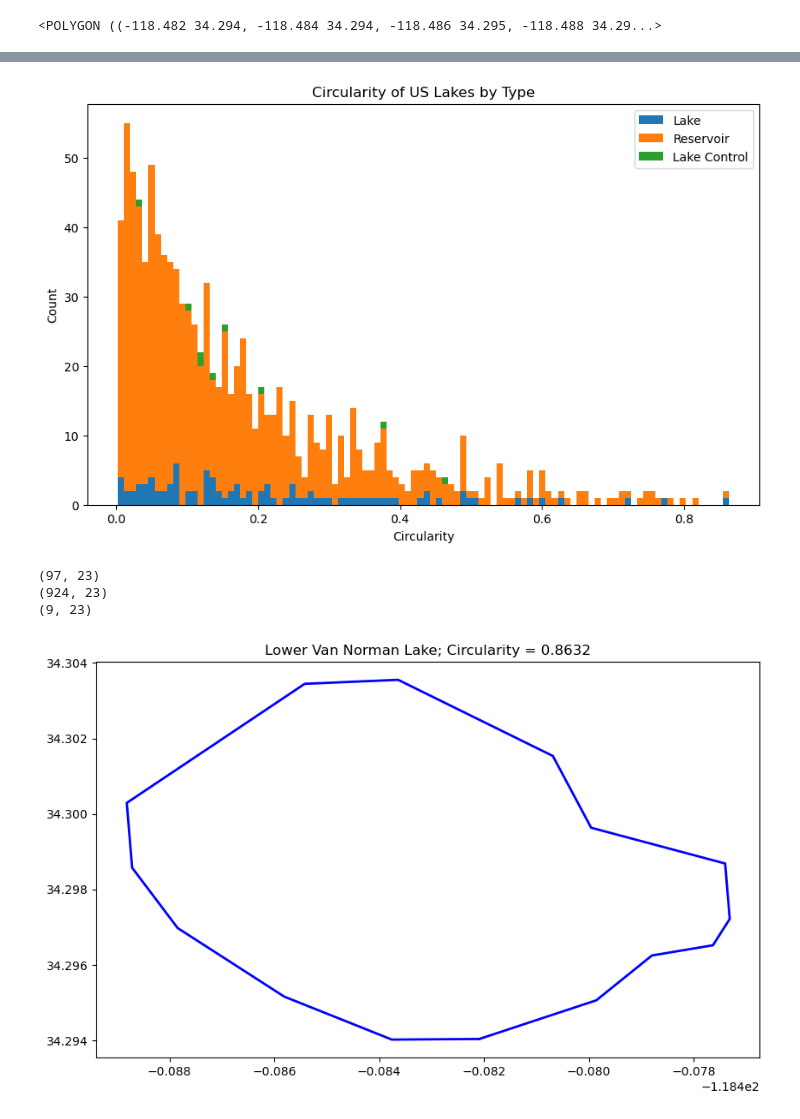
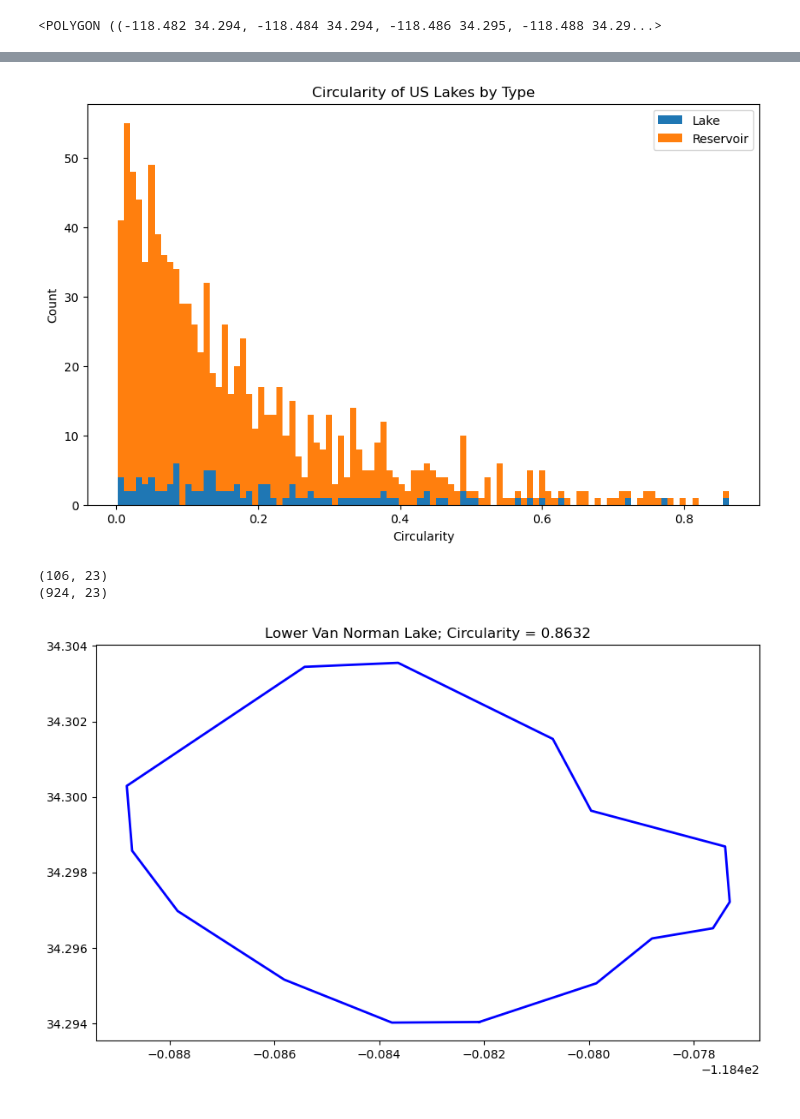
Before and after one commit to DOI-USGS/vizlab-chart-challenge-23, a Jupyter notebook: 11_circular_jhariharan/11_circular_jhariharan_script.ipynb, the cells around one changed output, grey strips where cells are left out. Drawn from its saved outputs; the diff is of its cells as text; code cells hidden in the pictures.

```diff
--- a/11_circular_jhariharan/11_circular_jhariharan_script.ipynb
+++ b/11_circular_jhariharan/11_circular_jhariharan_script.ipynb
@@ -117,29 +117,26 @@ circularity                                             0.004892
 Name: 64, dtype: object
 # %%
 # split gdf into lake, reservoir, and lake control
-lake_gdf = us_gdf[us_gdf["Lake_type"] == 1]
+lake_gdf = us_gdf[us_gdf["Lake_type"] != 2]
 reservoir_gdf = us_gdf[us_gdf["Lake_type"] == 2]
-lake_control_gdf = us_gdf[us_gdf["Lake_type"] == 3]
 # make stacked bar plot of circularity by lake type
 fig, ax = plt.subplots(figsize=(10, 6))
-ax.hist([lake_gdf["circularity"], reservoir_gdf["circularity"], lake_control_gdf["circularity"]],
-        bins=100, stacked=True, label=["Lake", "Reservoir", "Lake Control"])
+ax.hist([lake_gdf["circularity"], reservoir_gdf["circularity"]],
+        bins=100, stacked=True, label=["Lake", "Reservoir"])
 ax.set_xlabel("Circularity")
 ax.set_ylabel("Count")
 ax.set_title("Circularity of US Lakes by Type")
 ax.legend()
 plt.show()
 # %% [output]
-[figure, old version]
+[figure, new version]
 # %%
 # print shapes of the three gdfs
 print(lake_gdf.shape)
 print(reservoir_gdf.shape)
-print(lake_control_gdf.shape)
 # %% [output]
-(97, 23)
+(106, 23)
 (924, 23)
-(9, 23)
 # %%
 # plot figure
 fig, ax = plt.subplots(figsize=(10, 6))
```
Also changed, not shown: parts of 3 cells of this notebook, 3 other files.
